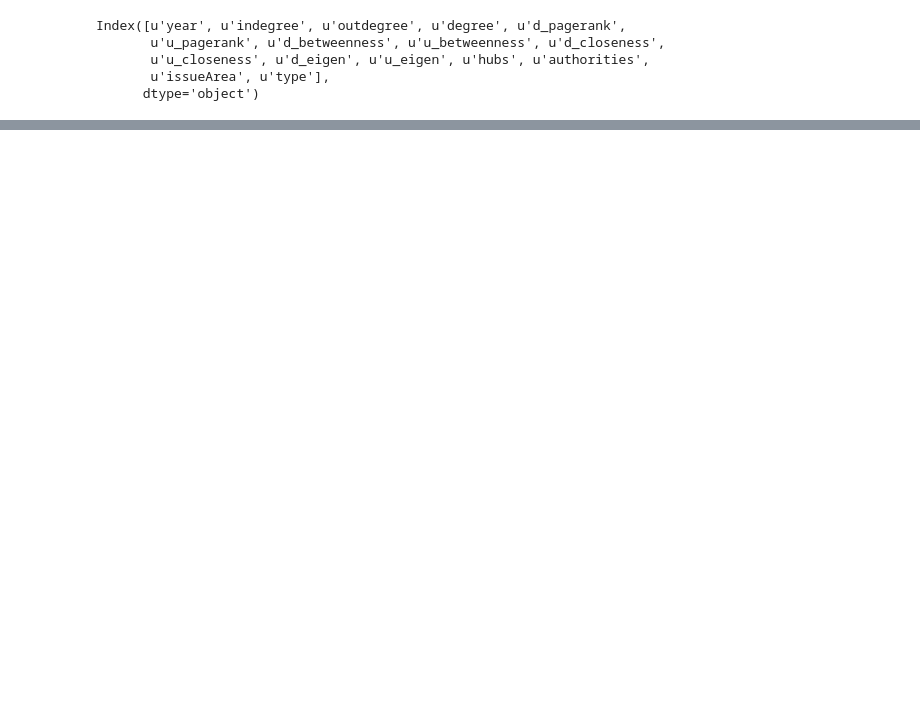
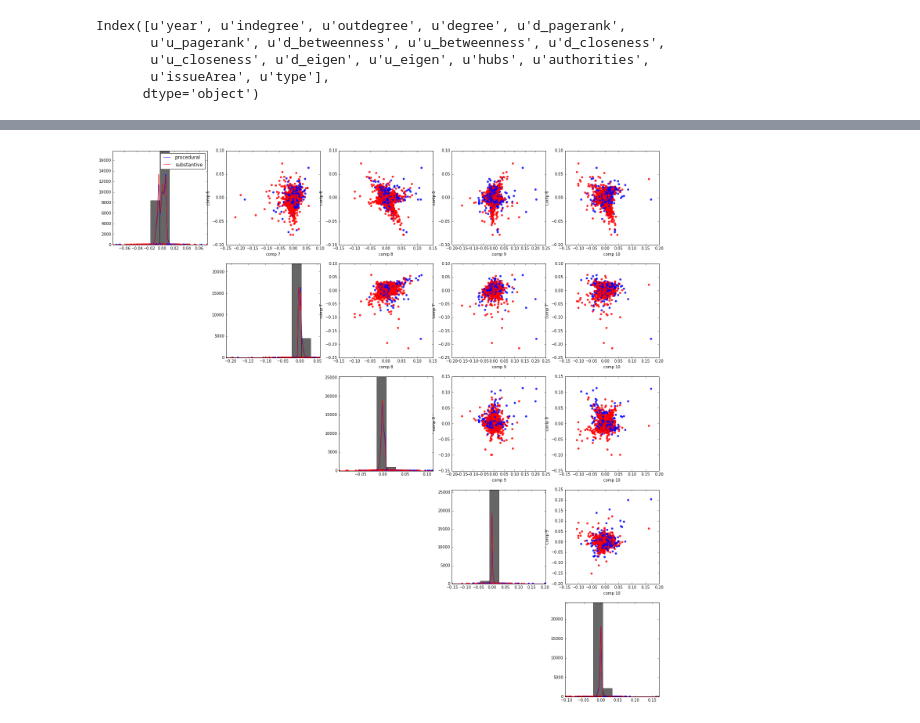
Before and after one commit to idc9/law-net, a Jupyter notebook: explore/vertex_metrics_experiment/procedural_v_substantive.ipynb, the cells around one changed output, grey strips where cells are left out. Cells and saved outputs as stored; diff of their text form; code cells hidden in the pictures; blank space fills up the shorter version.

```diff
--- a/explore/vertex_metrics_experiment/procedural_v_substantive.ipynb
+++ b/explore/vertex_metrics_experiment/procedural_v_substantive.ipynb
@@ -120,6 +92,13 @@ df['d_eigen'] = d_eigen
 df['u_eigen'] = u_eigen
 df['hubs'] = hubs
 df['authorities'] = authorities
+
+all_metrics = ['indegree', 'outdegree', 'degree',
+                'd_pagerank', 'u_pagerank',
+                'd_betweenness', 'u_betweenness',
+                'd_closeness', 'u_closeness',
+                'd_eigen', 'u_eigen',
+                'hubs', 'authorities']
 # %% [markdown]
 # issue area
 # %%
@@ -209,0 +250,11 @@ Name: type, dtype: float64
+# %%
+df_pro_sub = df[df['type'] != 'other']
+
+U, D, V = get_PCA(df_pro_sub[all_metrics], scale=True)
+# %%
+plot_2class_scores(U,
+                   classes = df_pro_sub['type'],
+                   start=6,
+                   n_comp=5)
+# %% [output]
+[figure, added]
```
Also changed, not shown: parts of 22 cells of this notebook.
